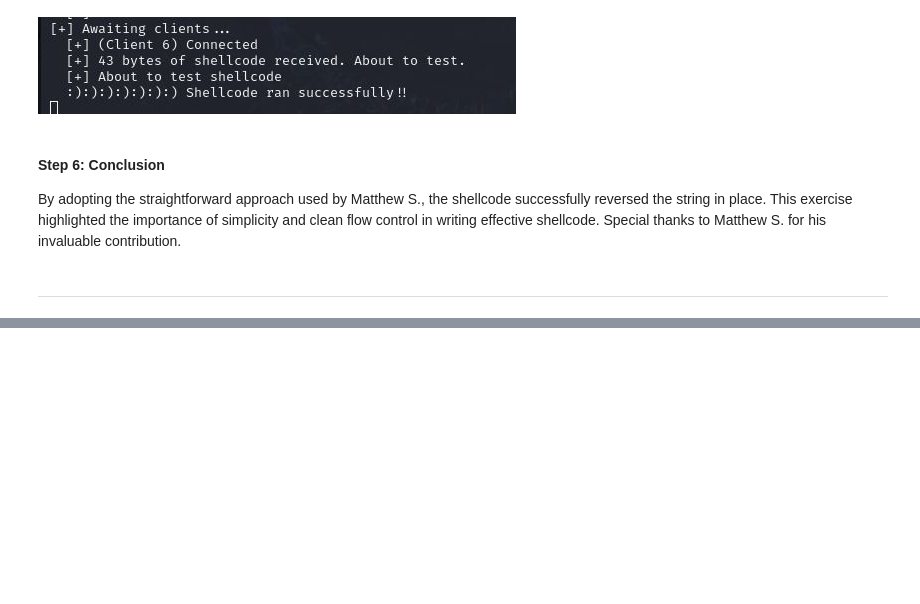
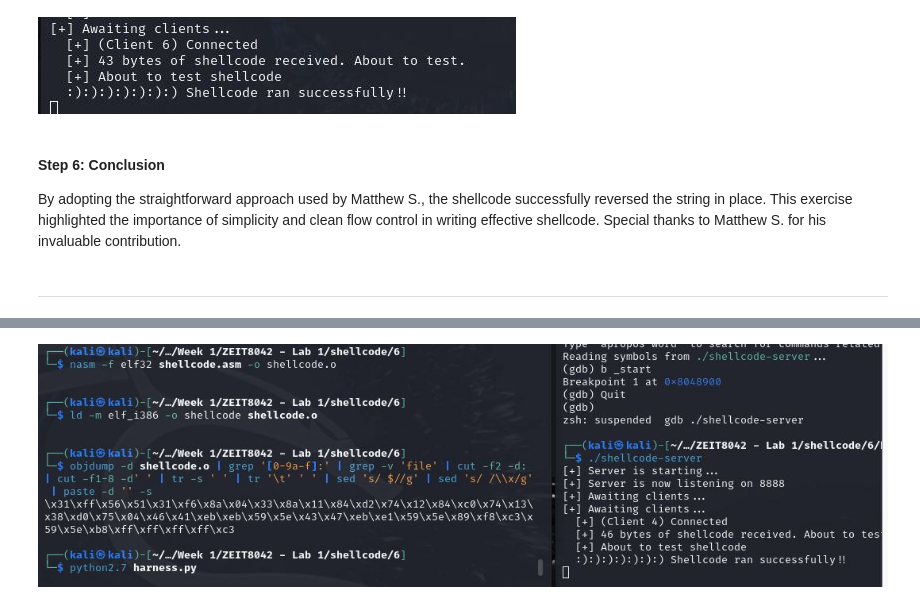
Before and after one commit to JohnDraper0/ZEIT8042, a Jupyter notebook: ZEIT8042Lab1.ipynb, the cells around one changed output, grey strips where cells are left out. Cells and saved outputs as stored; diff of their text form; code cells hidden in the pictures; blank space fills up the shorter version.

```diff
--- a/ZEIT8042Lab1.ipynb
+++ b/ZEIT8042Lab1.ipynb
@@ -1193,3 +1193,7 @@ The use of `push` and `pop` to preserve register states, direct comparison of by
 This results in a working solution that correctly finds the substring and returns the appropriate index or `-1`.
 
  Special thanks to Taylor S. for his invaluable contribution.
+# %%
+Image('/content/drive/MyDrive/ZEIT8042/Screenshots/Lab1-Q1-SC21-Q6-success.JPG')
+# %% [output]
+[figure, added]
```
Also changed, not shown: parts of 1 cell of this notebook.
